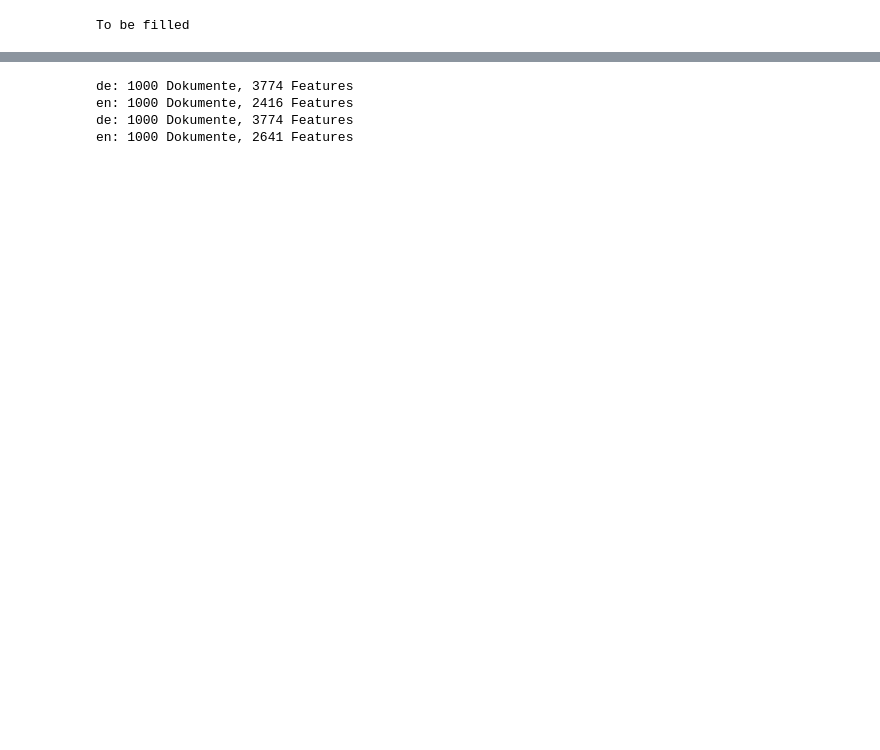
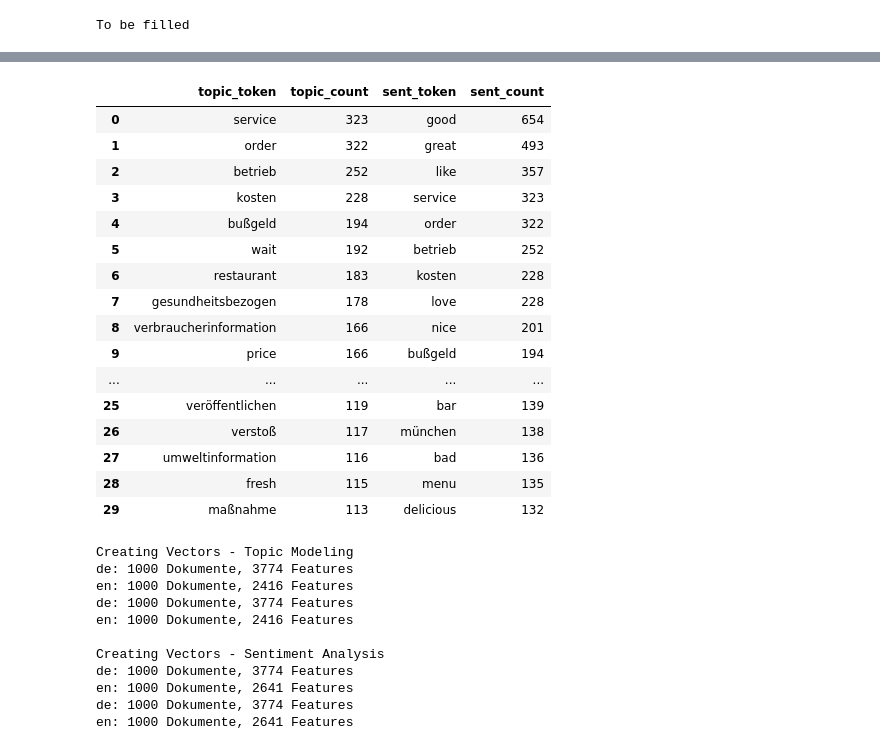
Before and after one commit to schustal-cpu/analyze_message_topics, a Jupyter notebook: analyze_data.ipynb, the cells around one changed output, grey strips where cells are left out. Saved outputs shown, nothing was run; the diff lists cells and outputs as text; code cells hidden in the pictures; blank space fills up the shorter version.

```diff
--- a/analyze_data.ipynb
+++ b/analyze_data.ipynb
@@ -441,3 +454,27 @@ verfahrensstand      165
+# %%
+comparison_tokens = compare_top_tokens(
+    sentences_topic,
+    sentences_sent,
+    top_n=30
+)
+# %% [output]
+|  | topic_token | topic_count | sent_token | sent_count |
+| 0 | service | 323 | good | 654 |
+| 1 | order | 322 | great | 493 |
+| 2 | betrieb | 252 | like | 357 |
+| 3 | kosten | 228 | service | 323 |
+| 4 | bußgeld | 194 | order | 322 |
+| 5 | wait | 192 | betrieb | 252 |
+| 6 | restaurant | 183 | kosten | 228 |
+| 7 | gesundheitsbezogen | 178 | love | 228 |
+| 8 | verbraucherinformation | 166 | nice | 201 |
+| 9 | price | 166 | bußgeld | 194 |
+| ... | ... | ... | ... | ... |
+| 25 | veröffentlichen | 119 | bar | 139 |
+| 26 | verstoß | 117 | münchen | 138 |
+| 27 | umweltinformation | 116 | bad | 136 |
+| 28 | fresh | 115 | menu | 135 |
+| 29 | maßnahme | 113 | delicious | 132 |
 # %%
 ############
 # Create Vectors with BoW & TF-IDF
@@ -446,25 +483,27 @@ verfahrensstand      165
 
 languages = df_reviews["language"].tolist()
 
-vectors_topic = create_vector_sets(documents_topic, languages)
-vectors_sentiment = create_vector_sets(documents_sent, languages)
+print("Creating Vectors - Topic Modeling")
+vectors_topic = {}
+vectors_topic["bow_by_lang"] = vectorize(CountVectorizer, documents_topic, languages)
+vectors_topic["tfidf_by_lang"] = vectorize(TfidfVectorizer, documents_topic, languages)
 
-bow_topic_matrix = vectors_topic["bow"]["matrix"]
-
-tfidf_topic_matrix_de = vectors_topic["tfidf_by_lang"]["de"]["matrix"]
-tfidf_topic_features_de = vectors_topic["tfidf_by_lang"]["de"]["feature_names"]
-tfidf_topic_matrix_en = vectors_topic["tfidf_by_lang"]["en"]["matrix"]
-tfidf_topic_features_en = vectors_topic["tfidf_by_lang"]["en"]["feature_names"]
-
-tfidf_sentiment_matrix_de = vectors_sentiment["tfidf_by_lang"]["de"]["matrix"]
-tfidf_sentiment_features_de = vectors_sentiment["tfidf_by_lang"]["de"]["feature_names"]
-tfidf_sentiment_matrix_en = vectors_sentiment["tfidf_by_lang"]["en"]["matrix"]
-tfidf_sentiment_features_en = vectors_sentiment["tfidf_by_lang"]["en"]["feature_names"]
+print("\nCreating Vectors - Sentiment Analysis")
+vectors_sentiment = {}
+vectors_sentiment["bow_by_lang"] = vectorize(CountVectorizer, documents_sent, languages)
+vectors_sentiment["tfidf_by_lang"] = vectorize(TfidfVectorizer, documents_sent, languages)
 # %% [output]
+Creating Vectors - Topic Modeling
 de: 1000 Dokumente, 3774 Features
 en: 1000 Dokumente, 2416 Features
 de: 1000 Dokumente, 3774 Features
+en: 1000 Dokumente, 2416 Features
+
+Creating Vectors - Sentiment Analysis
+de: 1000 Dokumente, 3774 Features
 en: 1000 Dokumente, 2641 Features
+de: 1000 Dokumente, 3774 Features
+en: 1000 Dokumente, 2641 Features
 # %%
 ############
 # Topic Modeling
```
Also changed, not shown: parts of 11 cells of this notebook, 1 other file.
